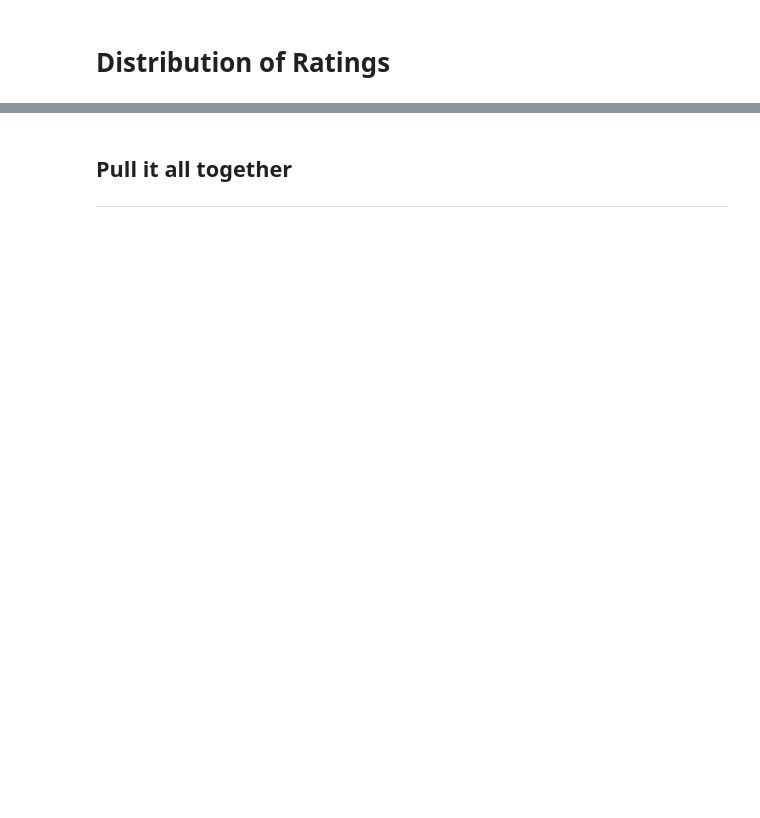
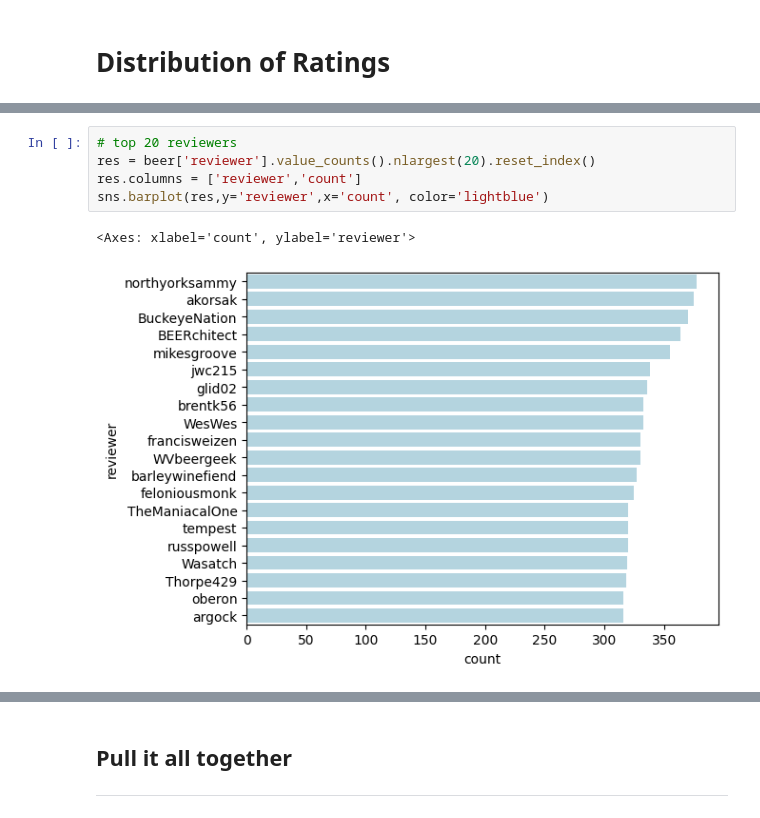
Before and after one commit to MonkeyWrenchGang/2021-ban7002, a Jupyter notebook: Week_5_Beer_Recommender.ipynb, the cells around one changed output, grey strips where cells are left out. Saved outputs shown, nothing was run; the diff lists cells and outputs as text; blank space fills up the shorter version.

```diff
--- a/Week_5_Beer_Recommender.ipynb
+++ b/Week_5_Beer_Recommender.ipynb
@@ -23,0 +37,8 @@ sns.countplot(beer,x='rating', color='lightblue')
+# %%
+# top 20 reviewers
+res = beer['reviewer'].value_counts().nlargest(20).reset_index()
+res.columns = ['reviewer','count']
+sns.barplot(res,y='reviewer',x='count', color='lightblue')
+# %% [output]
+<Axes: xlabel='count', ylabel='reviewer'>
+[figure, added]
```
Also changed, not shown: parts of 30 cells of this notebook.
